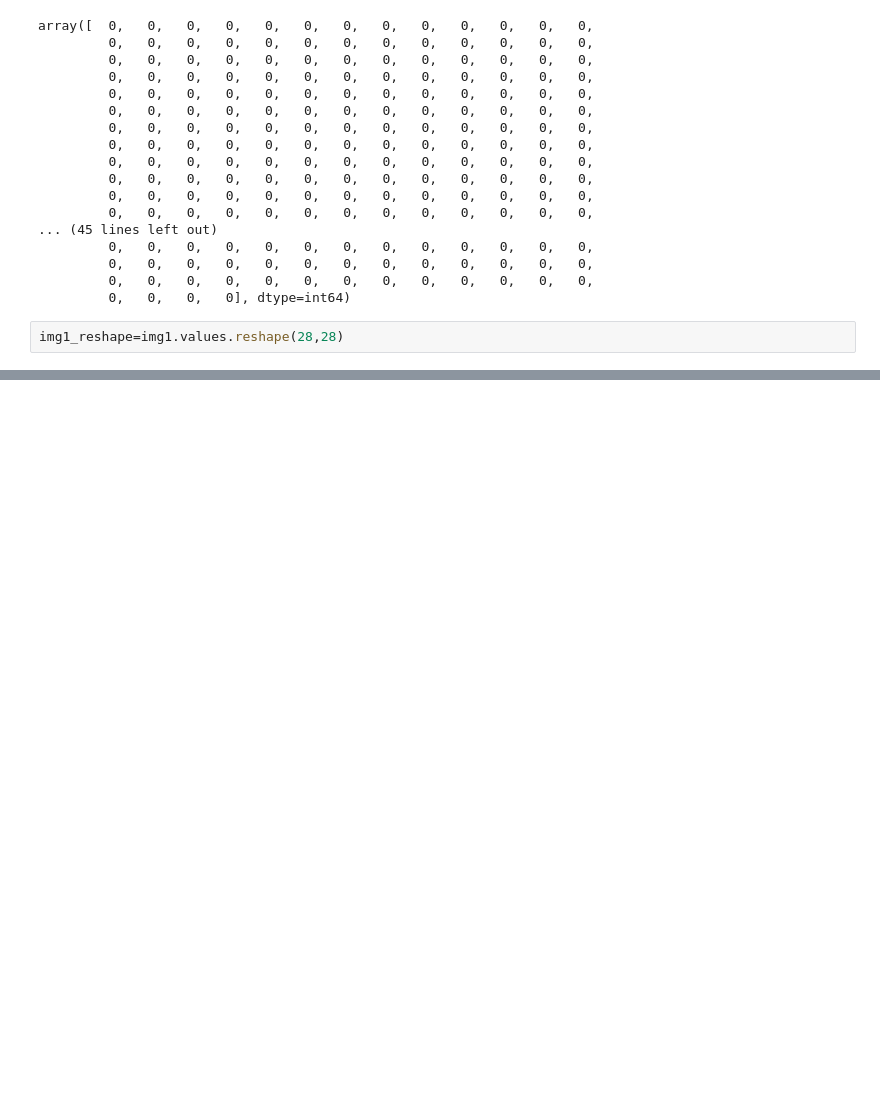
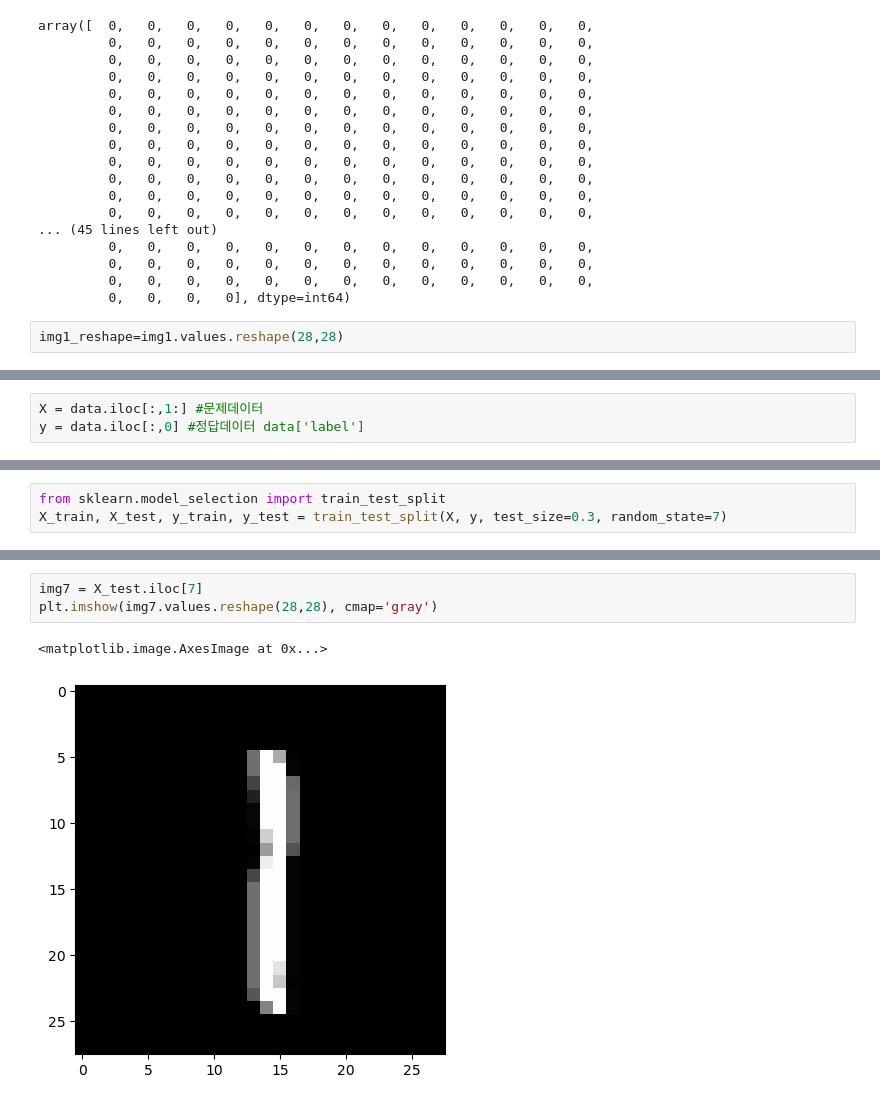
Before and after one commit to BB-3022/aiSchool, a Jupyter notebook: Python/Machine Learning/ex10_선형분류(LogisticRegression, SVM)_손글씨 숫자데이터 분류 실습.ipynb, the cells around one changed output, grey strips where cells are left out. Cells and saved outputs as stored; diff of their text form; blank space fills up the shorter version.

```diff
--- a/Python/Machine Learning/ex10_선형분류(LogisticRegression, SVM)_손글씨 숫자데이터 분류 실습.ipynb
+++ b/Python/Machine Learning/ex10_선형분류(LogisticRegression, SVM)_손글씨 숫자데이터 분류 실습.ipynb
@@ -102,0 +107,3 @@ plt.imshow(img1_reshape, cmap='pink')
+# %%
+X = data.iloc[:,1:] #문제데이터
+y = data.iloc[:,0] #정답데이터 data['label']
@@ -102,0 +115,3 @@ plt.imshow(img1_reshape, cmap='pink')
+# %%
+from sklearn.model_selection import train_test_split
+X_train, X_test, y_train, y_test = train_test_split(X, y, test_size=0.3, random_state=7)
@@ -102,0 +339,6 @@ plt.imshow(img1_reshape, cmap='pink')
+# %%
+img7 = X_test.iloc[7]
+plt.imshow(img7.values.reshape(28,28), cmap='gray')
+# %% [output]
+<matplotlib.image.AxesImage at 0x...>
+[figure, added]
```
Also changed, not shown: parts of 30 cells of this notebook.
